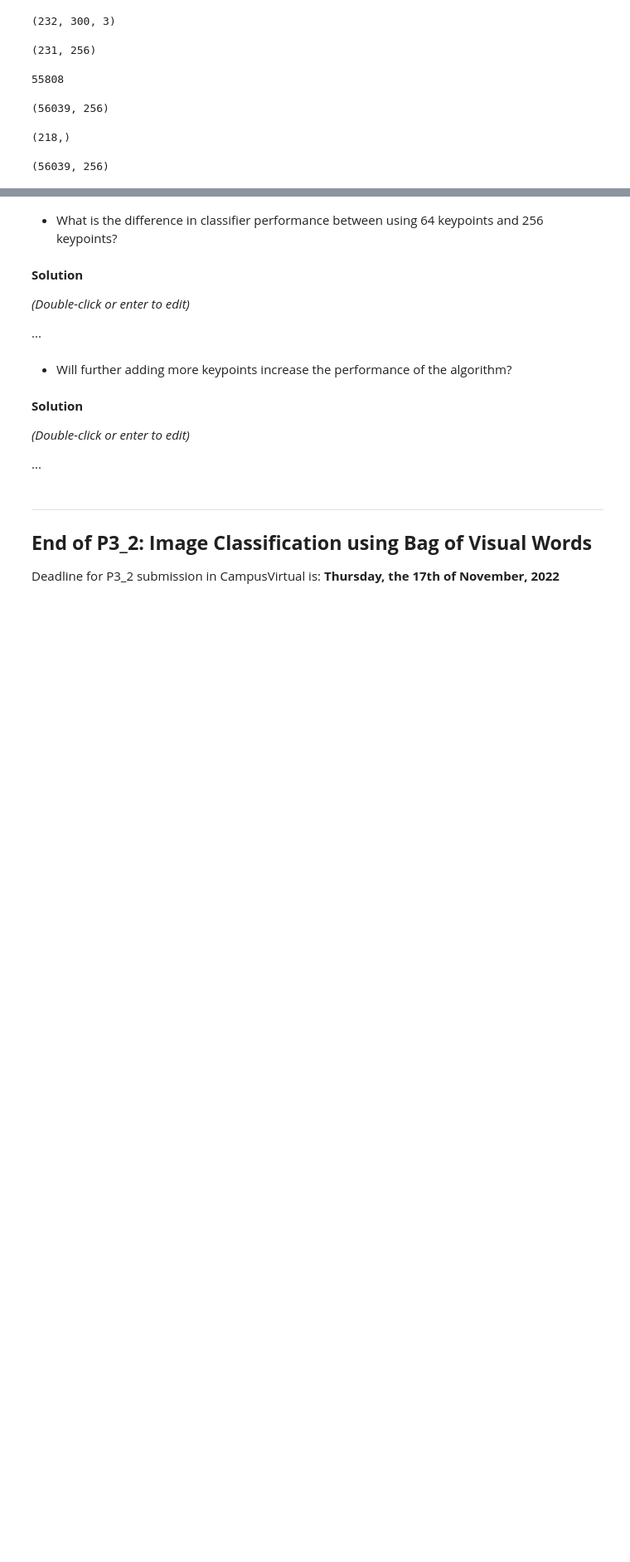
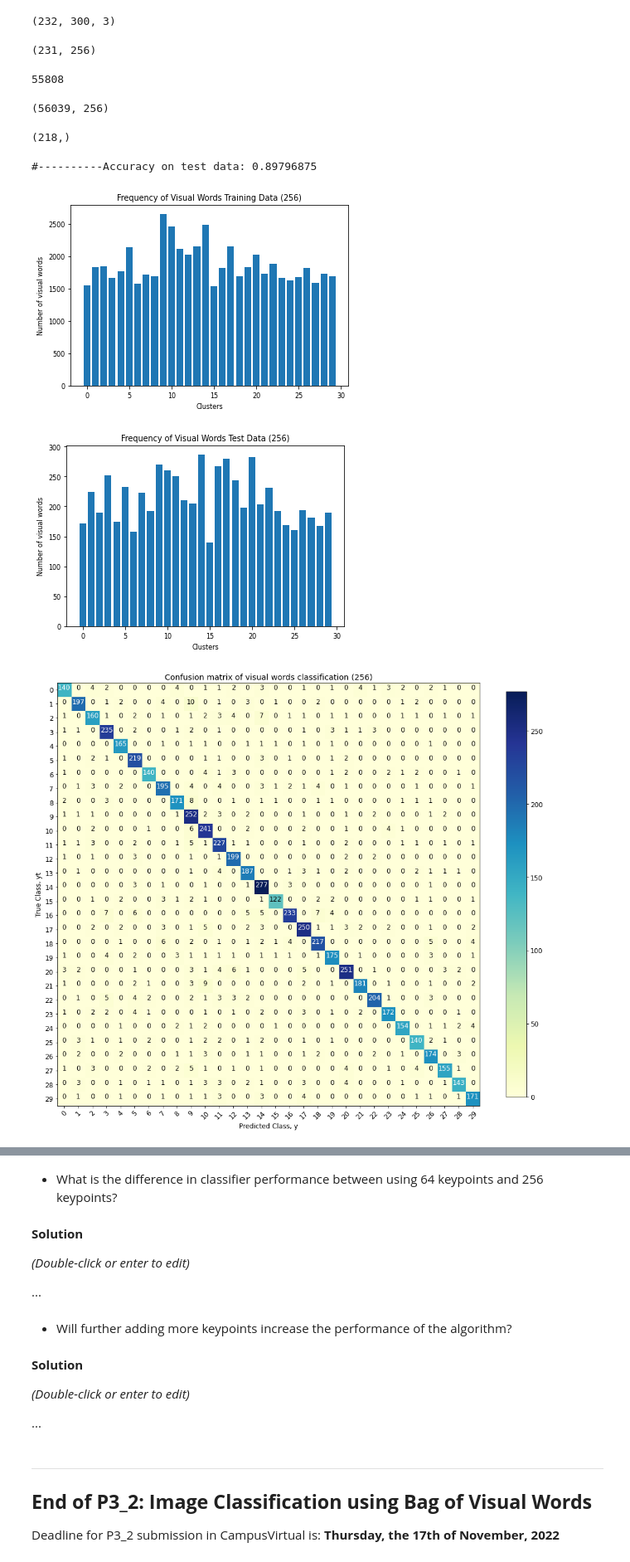
Before and after one commit to mario-rot/ComputerVisionCourse-MAI, a Jupyter notebook: Session 7/P7_Mario_Lauren.ipynb, the cells around one changed output, grey strips where cells are left out. Shown at 83% size. Cells and saved outputs as stored; diff of their text form; code cells hidden in the pictures; blank space fills up the shorter version.

```diff
--- a/Session 7/P7_Mario_Lauren.ipynb
+++ b/Session 7/P7_Mario_Lauren.ipynb
@@ -348,15 +349,15 @@ np.delete(list(np.array(dcs_train256)),42).shape
 # %% [output]
 (218,)
 # %%
-# Creating the descriptor ectractor for 256 keypoints
+# # Creating the descriptor ectractor for 256 keypoints
 descriptor_extractor256 = feature.ORB(n_keypoints=256)
 
-# Getting keypoints and descriptors of train data
+# # Getting keypoints and descriptors of train data
 kps_train256,dcs_train256 = get_multi_ORB(descriptor_extractor256, x_train)
 
-# One image has shape (232*300) the dimension (232) does not allow us to get
-# 256 descriptors, we can get just 231 descriptors, this produces an error to
-# reshape the array, so we make a movement to extract it and add it at the end
+# # One image has shape (232*300) the dimension (232) does not allow us to get
+# # 256 descriptors, we can get just 231 descriptors, this produces an error to
+# # reshape the array, so we make a movement to extract it and add it at the end
 dcs_train256 = list(dcs_train256)
 deleted = dcs_train256.pop(42)
 dcs_train256 = np.array(dcs_train256)
@@ -365,38 +366,43 @@ dcs_train256 = np.array(dcs_train256)
 dcs_flatten256 = np.reshape(dcs_train256, (len(dcs_train256)*dcs_train256[0].shape[0],dcs_train256[0].shape[1]))
 dcs_flatten256 = np.concatenate((dcs_flatten256,deleted)) # Adding the deleted group of image descriptors
 print(dcs_flatten256.shape)
 kmeans256 = MiniBatchKMeans(n_clusters=len(categories)*10).fit(dcs_flatten256)
 
-#Plotting the histogram of visual words frequencies
+# Plotting the histogram of visual words frequencies
+fig1 = plt.figure()
 plt.bar(list(range(30)),ske.histogram(kmeans256.labels_, 30)[0])
 plt.title('Frequency of Visual Words Training Data (256)')
 plt.ylabel('Number of visual words')
 plt.xlabel('Clusters')
 
 
 # Looking for the best classifier model in this task
 svc256 = SVC()
-clf256 = GridSearchCV(svc256,{'C':[0.5,1,5,8,10,15], 'gamma':['scale','auto',0.005]})
+clf256 = GridSearchCV(svc256,{'C':[0.5], 'gamma':['scale','auto',0.005]}, n_jobs=4, verbose=3)
 clf256.fit(dcs_flatten256,kmeans256.labels_)
 
 # Getting keypoints and descriptors of test data, flattening & applying k-means
 kps_test256,dcs_test256 = get_multi_ORB(descriptor_extractor256,x_test)
 dcs_test_flatten256 =  np.reshape(dcs_test256, (len(dcs_test256)*dcs_test256.shape[1],dcs_test256.shape[2]))
 tst_labs256 = kmeans256.predict(dcs_test_flatten256)
 
-#Plotting the histogram of visual words frequencies (test data)
+# Plotting the histogram of visual words frequencies (test data)
+fig2 = plt.figure()
 plt.bar(list(range(30)),ske.histogram(tst_labs256, 30)[0])
 plt.title('Frequency of Visual Words Test Data (256)')
 plt.ylabel('Number of visual words')
 plt.xlabel('Clusters')
 
 # Using the trained model get predictions
-preds256 = clf.predict(dcs_test_flatten256)
+preds256 = clf256.predict(dcs_test_flatten256)
 
 # Evaluate the model with accuracy and confusion
-print(accuracy_score(tst_labs256, preds256))
+print('\n\n#----------Accuracy on test data: {} \n\n\n'.format(accuracy_score(tst_labs256, preds256)))
 target_names  = list(range(30))
-plot_confusion_matrix(confusion_matrix(tst_labs256, preds256),target_names,False,'YlG,nBu', 'Confusion matrix of visual words classification (256)', fsizes={'font':12})
-plot_confusion_matrix(confusion_matrix(tst_labs256, preds256),target_names,True,'YlG,nBu', 'Normalized confusion matrix of visual words classification (256)', fsizes={'font':8})
+plot_confusion_matrix(confusion_matrix(tst_labs256, preds256),target_names,False,'YlGnBu', 'Confusion matrix of visual words classification (256)', fsizes={'font':12})
+plot_confusion_matrix(confusion_matrix(tst_labs256, preds256),target_names,True,'YlGnBu', 'Normalized confusion matrix of visual words classification (256)', fsizes={'font':8})
 # %% [output]
-(56039, 256)
+#----------Accuracy on test data: 0.89796875
+[figure, added]
+[figure, added]
+[figure, added]
```
Also changed, not shown: parts of 6 cells of this notebook.
